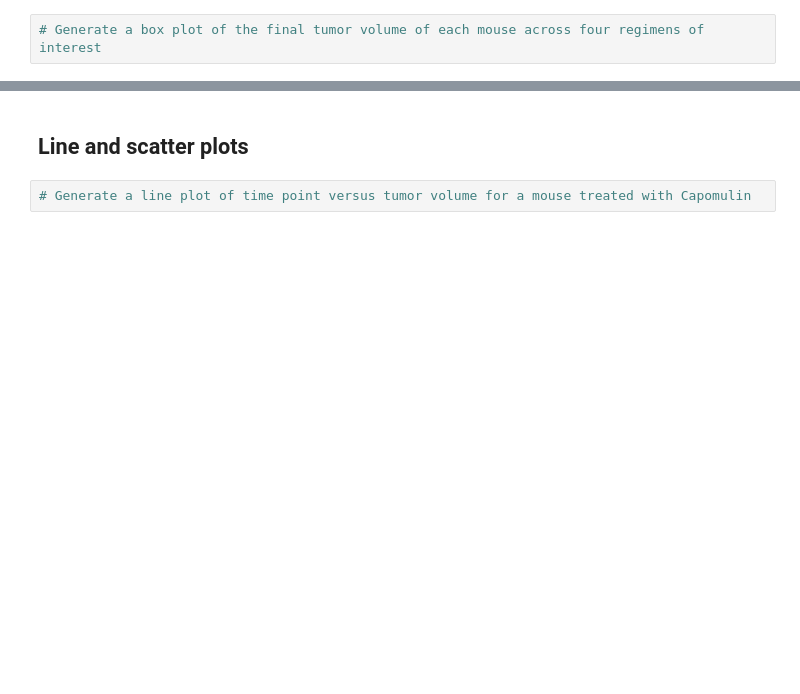
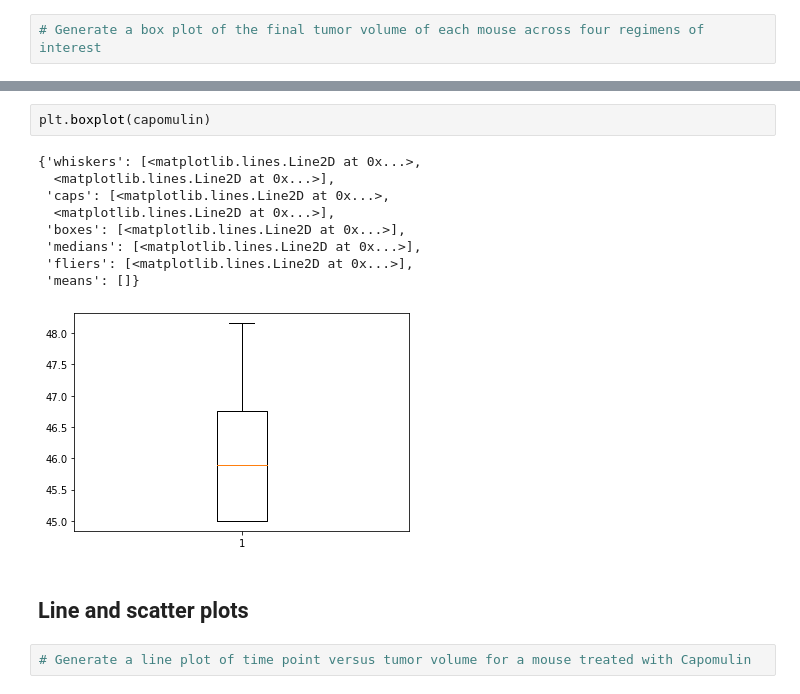
Before and after one commit to tigerkennedycosmos/Matplotlib-Challenge, a Jupyter notebook: pymaceuticals_starter.ipynb, the cells around one changed output, grey strips where cells are left out. Cells and saved outputs as stored; diff of their text form; blank space fills up the shorter version.

```diff
--- a/pymaceuticals_starter.ipynb
+++ b/pymaceuticals_starter.ipynb
@@ -171,3 +270,15 @@ Name: Tumor Volume (mm3), dtype: float64
+# %%
+plt.boxplot(capomulin)
+# %% [output]
+{'whiskers': [<matplotlib.lines.Line2D at 0x...>,
+  <matplotlib.lines.Line2D at 0x...>],
+ 'caps': [<matplotlib.lines.Line2D at 0x...>,
+  <matplotlib.lines.Line2D at 0x...>],
+ 'boxes': [<matplotlib.lines.Line2D at 0x...>],
+ 'medians': [<matplotlib.lines.Line2D at 0x...>],
+ 'fliers': [<matplotlib.lines.Line2D at 0x...>],
+ 'means': []}
+[figure, added]
 # %% [markdown]
 ## Line and scatter plots
 # %%
```
Also changed, not shown: parts of 13 cells of this notebook.
